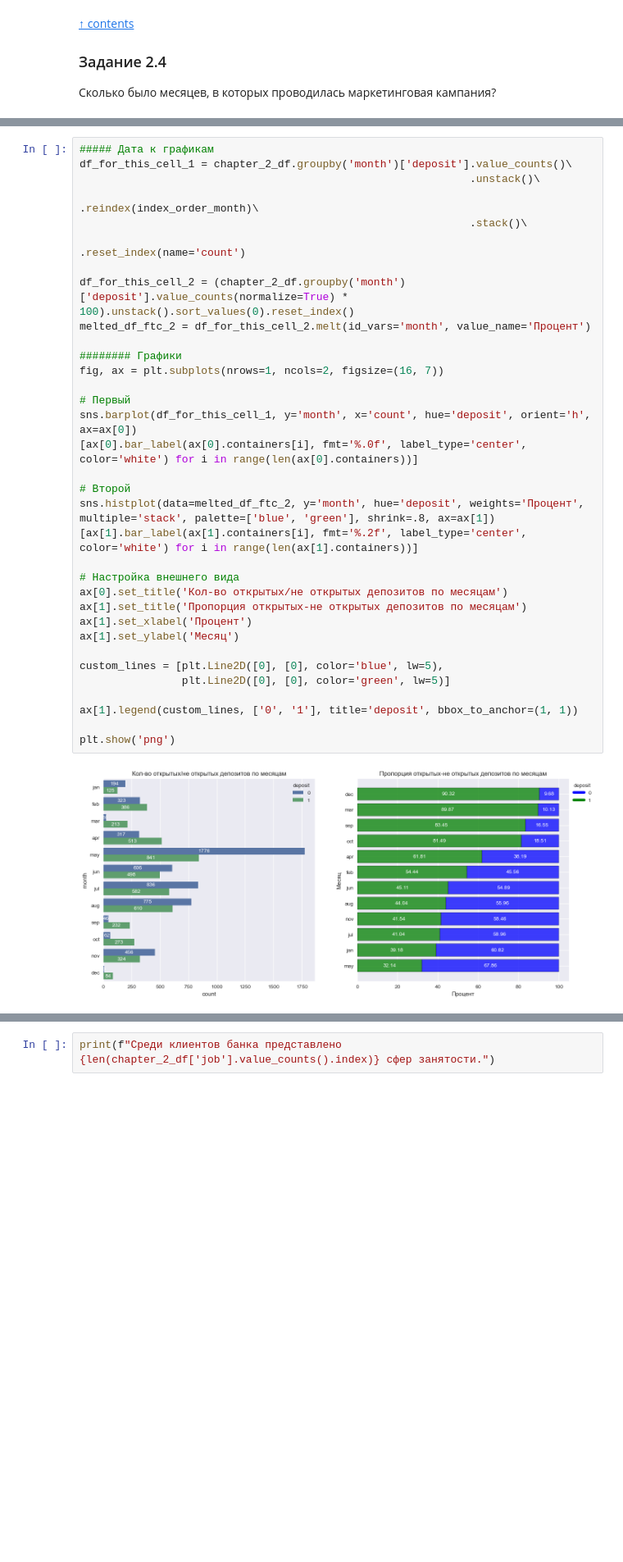
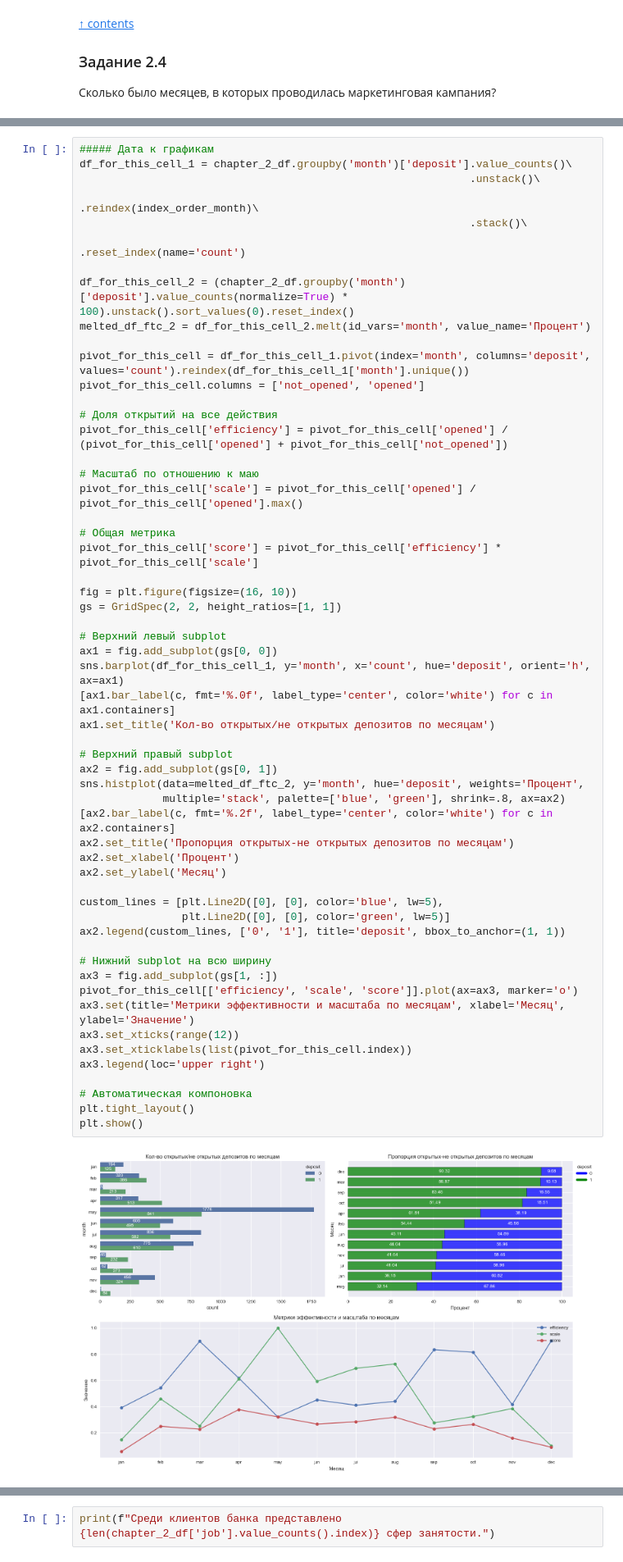
Before and after one commit to Akialema/PROJECTS.EDU, a Jupyter notebook: forecasting_bank_deposit_open/forecasting_bank_deposit_open.ipynb, the cells around one changed output, grey strips where cells are left out. Shown at 82% size. Saved outputs shown, nothing was run; the diff lists cells and outputs as text; blank space fills up the shorter version.

```diff
--- a/forecasting_bank_deposit_open/forecasting_bank_deposit_open.ipynb
+++ b/forecasting_bank_deposit_open/forecasting_bank_deposit_open.ipynb
@@ -562,36 +563,58 @@ plt.show('png')
 # %%
 ##### Дата к графикам
 df_for_this_cell_1 = chapter_2_df.groupby('month')['deposit'].value_counts()\
                                                              .unstack()\
                                                              .reindex(index_order_month)\
                                                              .stack()\
                                                              .reset_index(name='count')
 
 df_for_this_cell_2 = (chapter_2_df.groupby('month')['deposit'].value_counts(normalize=True) * 100).unstack().sort_values(0).reset_index()
 melted_df_ftc_2 = df_for_this_cell_2.melt(id_vars='month', value_name='Процент')
 
-######## Графики
-fig, ax = plt.subplots(nrows=1, ncols=2, figsize=(16, 7))
+pivot_for_this_cell = df_for_this_cell_1.pivot(index='month', columns='deposit', values='count').reindex(df_for_this_cell_1['month'].unique())
+pivot_for_this_cell.columns = ['not_opened', 'opened']
 
-# Первый
-sns.barplot(df_for_this_cell_1, y='month', x='count', hue='deposit', orient='h', ax=ax[0])
-[ax[0].bar_label(ax[0].containers[i], fmt='%.0f', label_type='center', color='white') for i in range(len(ax[0].containers))]
+# Доля открытий на все действия
+pivot_for_this_cell['efficiency'] = pivot_for_this_cell['opened'] / (pivot_for_this_cell['opened'] + pivot_for_this_cell['not_opened'])
 
-# Второй
-sns.histplot(data=melted_df_ftc_2, y='month', hue='deposit', weights='Процент', multiple='stack', palette=['blue', 'green'], shrink=.8, ax=ax[1])
-[ax[1].bar_label(ax[1].containers[i], fmt='%.2f', label_type='center', color='white') for i in range(len(ax[1].containers))]
+# Масштаб по отношению к маю
+pivot_for_this_cell['scale'] = pivot_for_this_cell['opened'] / pivot_for_this_cell['opened'].max()
 
-# Настройка внешнего вида
-ax[0].set_title('Кол-во открытых/не открытых депозитов по месяцам')
-ax[1].set_title('Пропорция открытых-не открытых депозитов по месяцам')
-ax[1].set_xlabel('Процент')
-ax[1].set_ylabel('Месяц')
+# Общая метрика
+pivot_for_this_cell['score'] = pivot_for_this_cell['efficiency'] * pivot_for_this_cell['scale']
+
+fig = plt.figure(figsize=(16, 10))
+gs = GridSpec(2, 2, height_ratios=[1, 1])
+
+# Верхний левый subplot
+ax1 = fig.add_subplot(gs[0, 0])
+sns.barplot(df_for_this_cell_1, y='month', x='count', hue='deposit', orient='h', ax=ax1)
+[ax1.bar_label(c, fmt='%.0f', label_type='center', color='white') for c in ax1.containers]
+ax1.set_title('Кол-во открытых/не открытых депозитов по месяцам')
+
+# Верхний правый subplot
+ax2 = fig.add_subplot(gs[0, 1])
+sns.histplot(data=melted_df_ftc_2, y='month', hue='deposit', weights='Процент',
+             multiple='stack', palette=['blue', 'green'], shrink=.8, ax=ax2)
+[ax2.bar_label(c, fmt='%.2f', label_type='center', color='white') for c in ax2.containers]
+ax2.set_title('Пропорция открытых-не открытых депозитов по месяцам')
+ax2.set_xlabel('Процент')
+ax2.set_ylabel('Месяц')
 
 custom_lines = [plt.Line2D([0], [0], color='blue', lw=5),
                 plt.Line2D([0], [0], color='green', lw=5)]
+ax2.legend(custom_lines, ['0', '1'], title='deposit', bbox_to_anchor=(1, 1))
 
-ax[1].legend(custom_lines, ['0', '1'], title='deposit', bbox_to_anchor=(1, 1))
+# Нижний subplot на всю ширину
+ax3 = fig.add_subplot(gs[1, :])
+pivot_for_this_cell[['efficiency', 'scale', 'score']].plot(ax=ax3, marker='o')
+ax3.set(title='Метрики эффективности и масштаба по месяцам', xlabel='Месяц', ylabel='Значение')
+ax3.set_xticks(range(12))
+ax3.set_xticklabels(list(pivot_for_this_cell.index))
+ax3.legend(loc='upper right')
 
-plt.show('png')
+# Автоматическая компоновка
+plt.tight_layout()
+plt.show()
 # %% [output]
-[figure, old version]
+[figure, new version]
```
Also changed, not shown: parts of 3 cells of this notebook.
